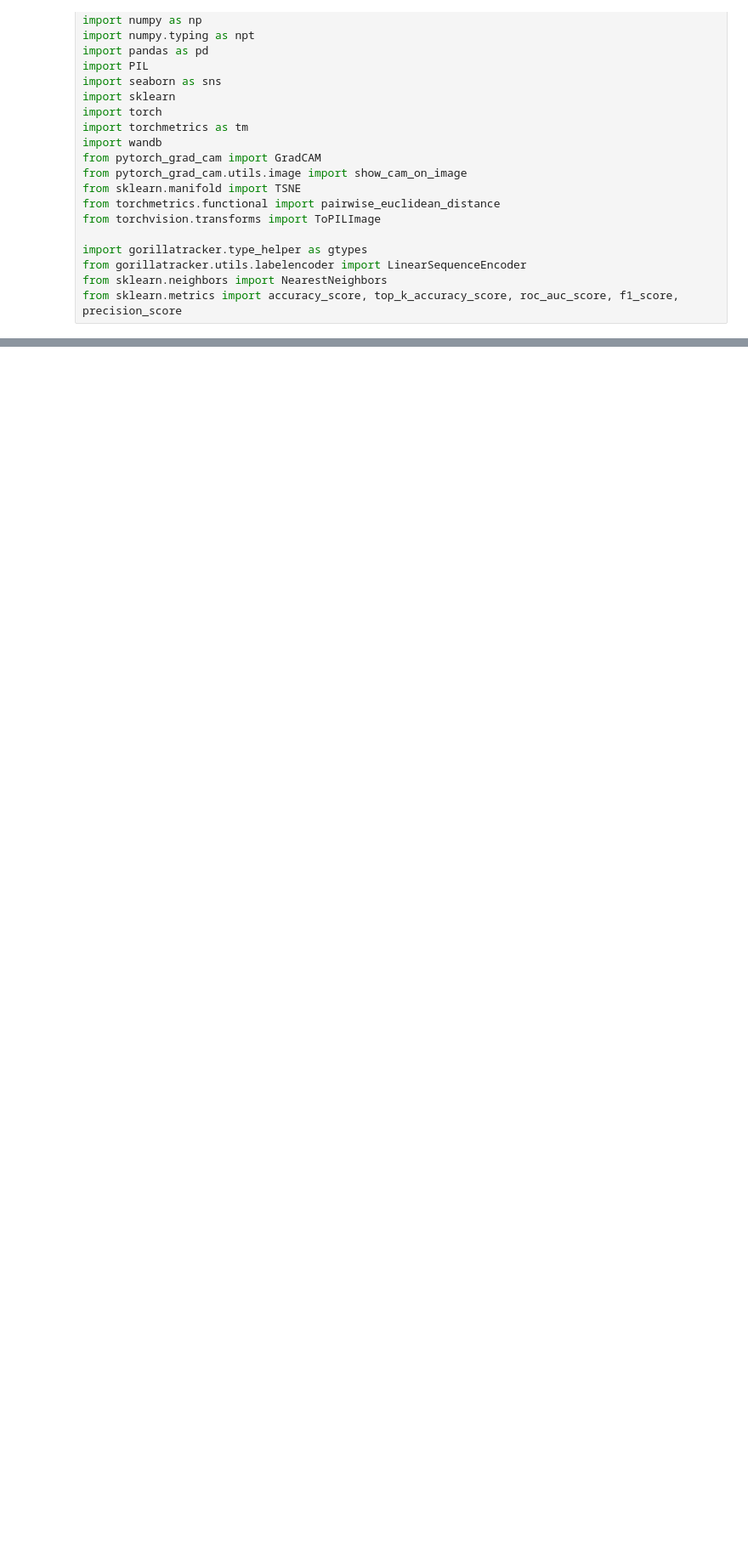
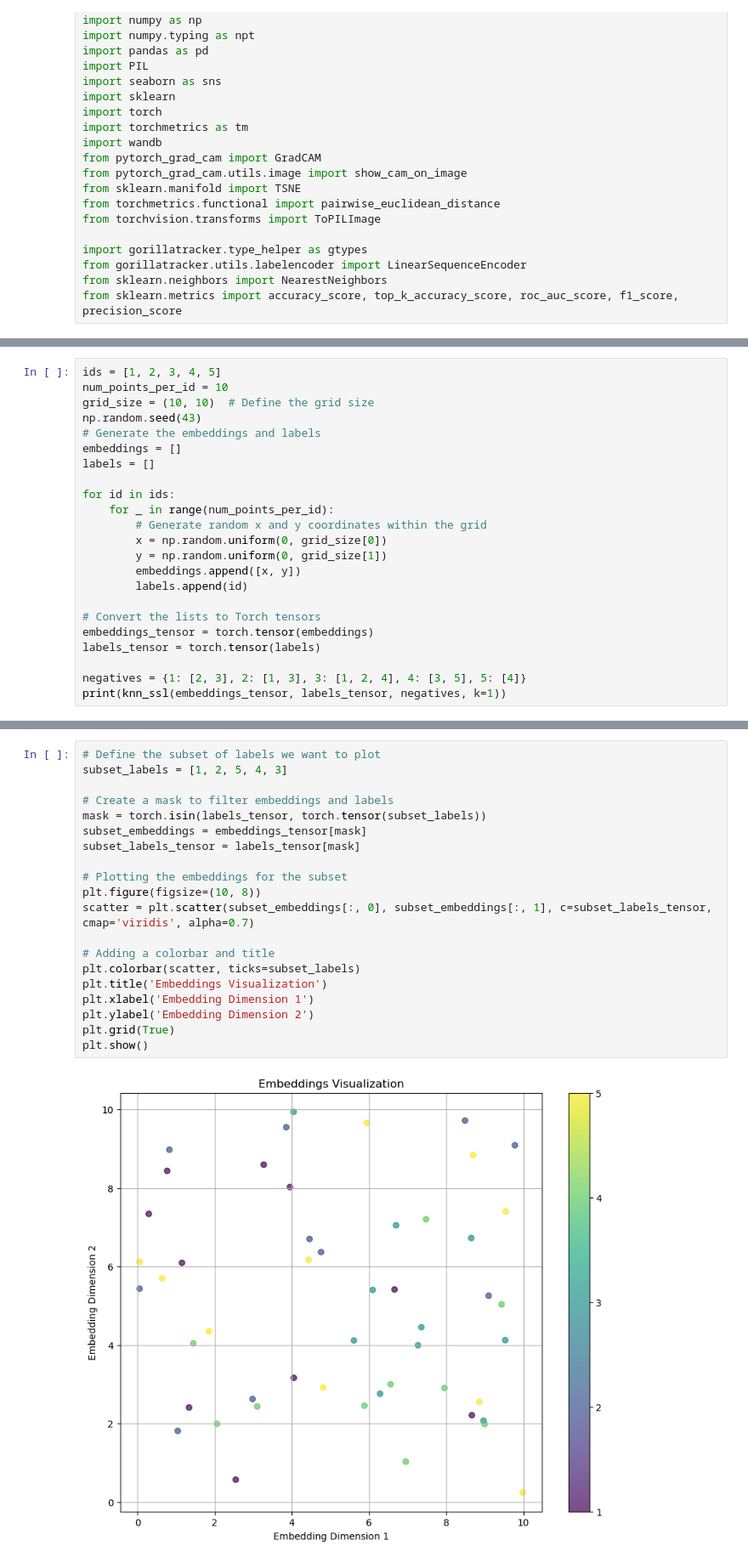
Before and after one commit to liamvdv/gorillatracker, a Jupyter notebook: sslval.ipynb, the cells around one changed output, grey strips where cells are left out. Shown at 85% size. Cells and saved outputs as stored; diff of their text form; blank space fills up the shorter version.

```diff
--- a/sslval.ipynb
+++ b/sslval.ipynb
@@ -60,0 +61,23 @@ def knn_ssl(embeddings: torch.Tensor, labels: torch.Tensor, k:int = 1) -> Dict[s
+# %%
+ids = [1, 2, 3, 4, 5]
+num_points_per_id = 10
+grid_size = (10, 10)  # Define the grid size
+np.random.seed(43)
+# Generate the embeddings and labels
+embeddings = []
+labels = []
+
+for id in ids:
+    for _ in range(num_points_per_id):
+        # Generate random x and y coordinates within the grid
+        x = np.random.uniform(0, grid_size[0])
+        y = np.random.uniform(0, grid_size[1])
+        embeddings.append([x, y])
+        labels.append(id)
+
+# Convert the lists to Torch tensors
+embeddings_tensor = torch.tensor(embeddings)
+labels_tensor = torch.tensor(labels)
+
+negatives = {1: [2, 3], 2: [1, 3], 3: [1, 2, 4], 4: [3, 5], 5: [4]}
+print(knn_ssl(embeddings_tensor, labels_tensor, negatives, k=1))
@@ -60,0 +86,22 @@ def knn_ssl(embeddings: torch.Tensor, labels: torch.Tensor, k:int = 1) -> Dict[s
+# %%
+# Define the subset of labels we want to plot
+subset_labels = [1, 2, 5, 4, 3]
+
+# Create a mask to filter embeddings and labels
+mask = torch.isin(labels_tensor, torch.tensor(subset_labels))
+subset_embeddings = embeddings_tensor[mask]
+subset_labels_tensor = labels_tensor[mask]
+
+# Plotting the embeddings for the subset
+plt.figure(figsize=(10, 8))
+scatter = plt.scatter(subset_embeddings[:, 0], subset_embeddings[:, 1], c=subset_labels_tensor, cmap='viridis', alpha=0.7)
+
+# Adding a colorbar and title
+plt.colorbar(scatter, ticks=subset_labels)
+plt.title('Embeddings Visualization')
+plt.xlabel('Embedding Dimension 1')
+plt.ylabel('Embedding Dimension 2')
+plt.grid(True)
+plt.show()
+# %% [output]
+[figure, added]
```
Also changed, not shown: parts of 2 cells of this notebook.
